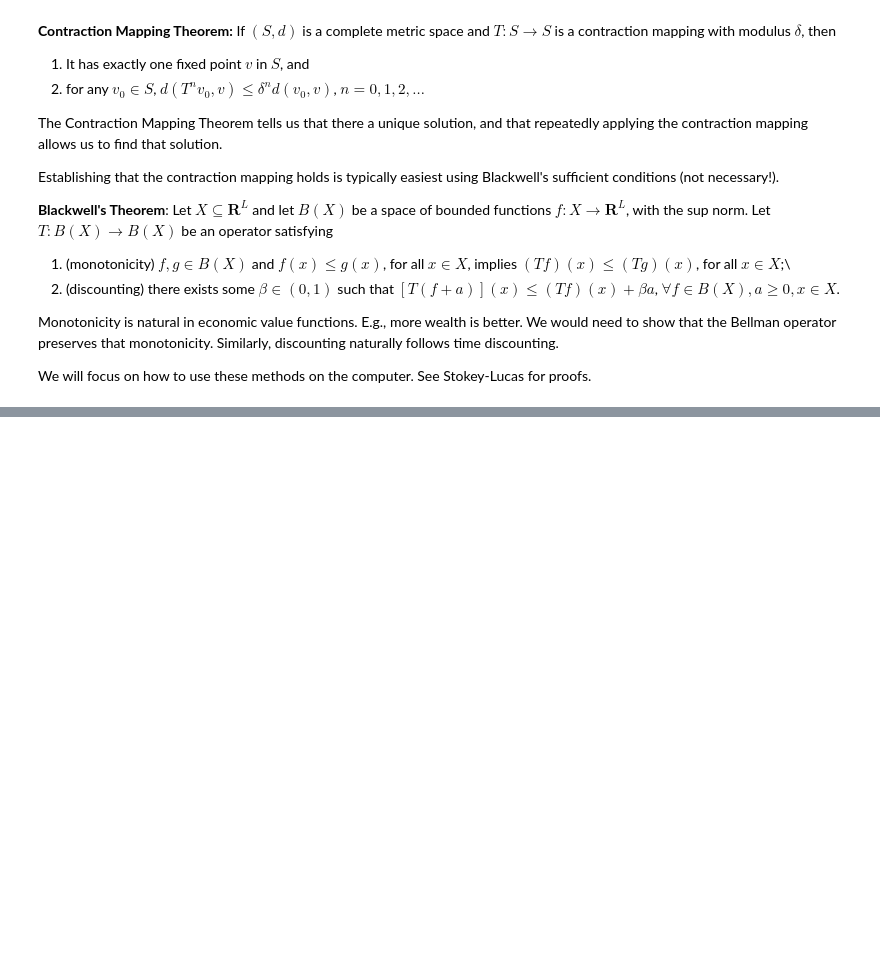
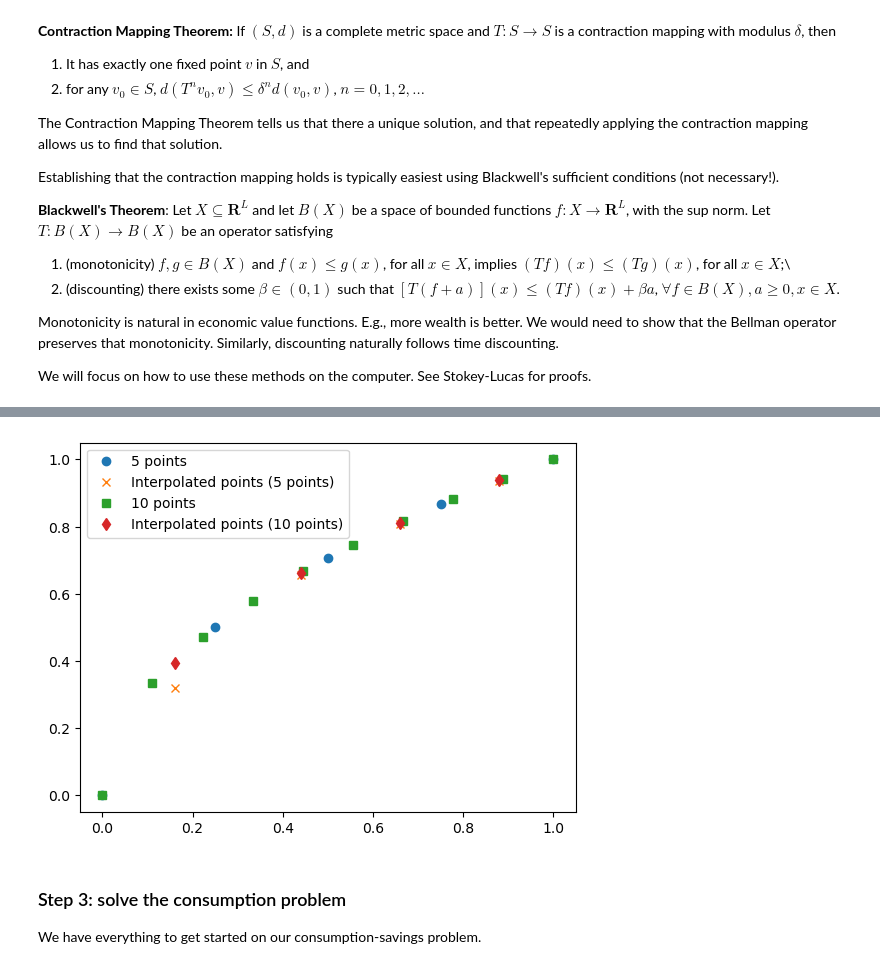
Before and after one commit to johanneswieland/281-Computational, a Jupyter notebook: Introduction/dynamicprogramming.ipynb, the cells around one changed output, grey strips where cells are left out. Drawn from its saved outputs; the diff is of its cells as text; code cells hidden in the pictures; blank space fills up the shorter version.

```diff
--- a/Introduction/dynamicprogramming.ipynb
+++ b/Introduction/dynamicprogramming.ipynb
@@ -140,0 +185,21 @@ We will focus on how to use these methods on the computer. See Stokey-Lucas for
+# %%
+# take the collection of points x_1 and y_1 and interpolate to 0.16, 0.44, 0.66, and 0.88
+x_interp = [0.16, 0.44, 0.66, 0.88]
+y_interp = np.interp(x_interp, x_1, y_1)
+
+# repeat with the 10 points
+y_interp_2 = np.interp(x_interp, x_2, y_2)
+
+# plot the interpolated points along with x_1 and y_1, and x_2 and y_2
+plt.plot(x_1, y_1, 'o', label='5 points')
+plt.plot(x_interp, y_interp, 'x', label='Interpolated points (5 points)')
+plt.plot(x_2, y_2, 's', label='10 points')
+plt.plot(x_interp, y_interp_2, 'd', label='Interpolated points (10 points)')
+plt.legend()
+plt.show()
+# %% [output]
+[figure, added]
+# %% [markdown]
+### Step 3: solve the consumption problem
+
+We have everything to get started on our consumption-savings problem.
```
Also changed, not shown: parts of 5 cells of this notebook.
